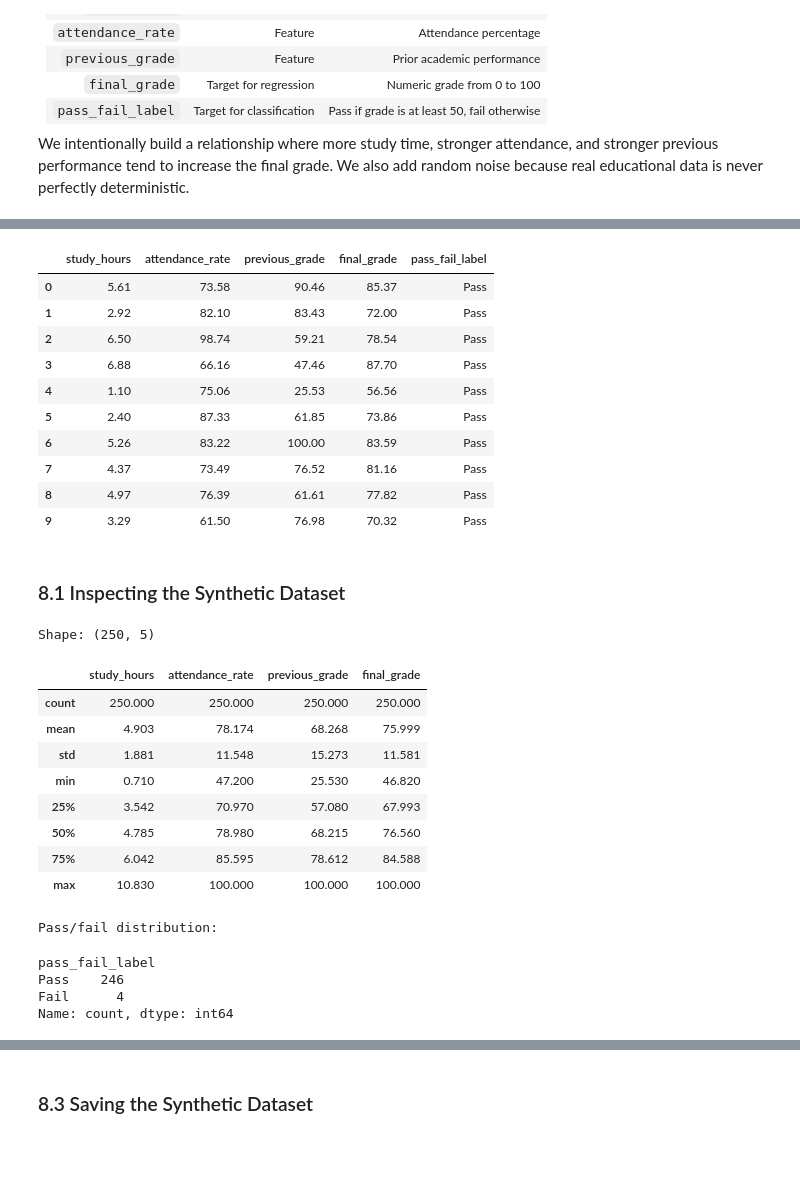
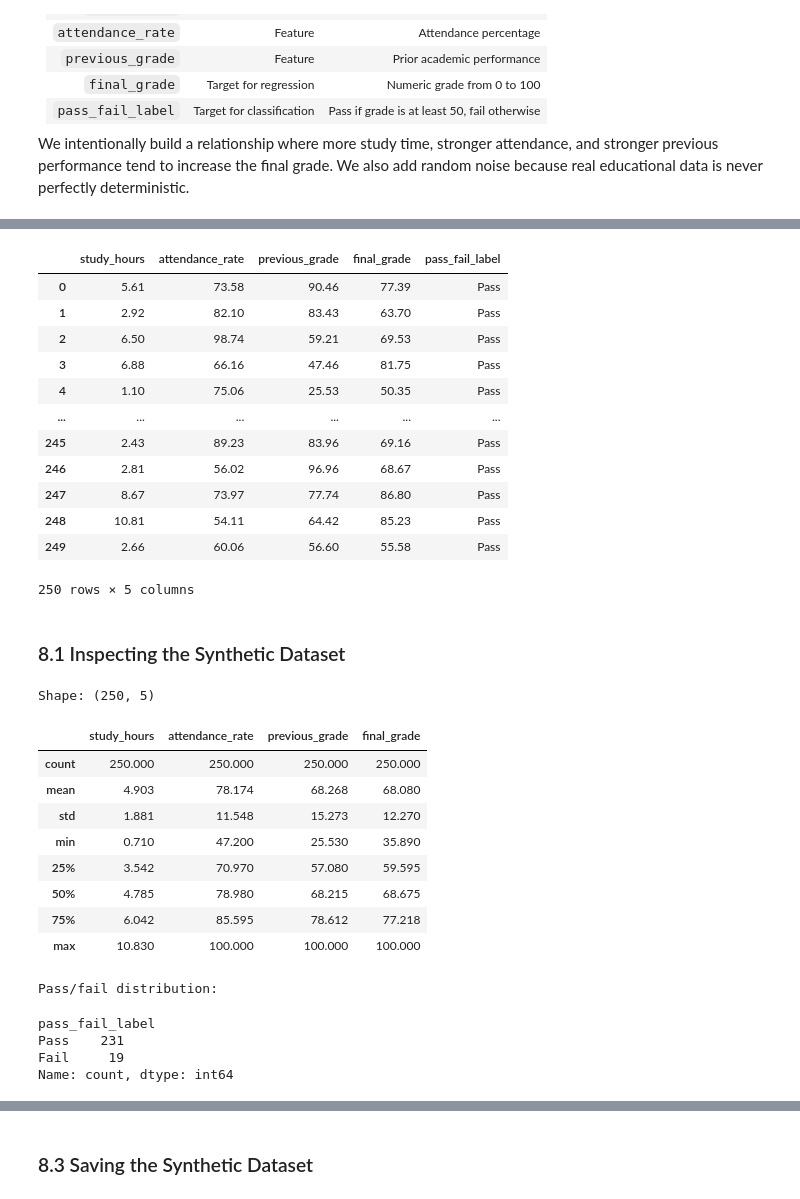
Before and after one commit to WilliamPourmajidi/advanced-python, a Jupyter notebook: Module-1/2-Synthetic-data.ipynb, the cells around one changed output, grey strips where cells are left out. Drawn from its saved outputs; the diff is of its cells as text; code cells hidden in the pictures; blank space fills up the shorter version.

```diff
--- a/Module-1/2-Synthetic-data.ipynb
+++ b/Module-1/2-Synthetic-data.ipynb
@@ -93,55 +98,64 @@ Without seed: [16 46 46 93 74 26 62 90 20 42 32 53 14 69 47 46 66 97 39  7 36 65
 # %%
-rng = np.random.default_rng(seed=42)
+rng = np.random.default_rng(seed=42) # RNG = Random Number Generator
 
 n_students = 250
 
 study_hours = rng.normal(loc=5.0, scale=2.0, size=n_students)
-study_hours = np.clip(study_hours, 0, 12)
+study_hours = np.clip(study_hours, 0, 12)  # Controlling the outliers
+
 
 attendance_rate = rng.normal(loc=78, scale=12, size=n_students)
 attendance_rate = np.clip(attendance_rate, 40, 100)
 
+
 previous_grade = rng.normal(loc=70, scale=15, size=n_students)
 previous_grade = np.clip(previous_grade, 0, 100)
 
-noise = rng.normal(loc=0, scale=7, size=n_students)
+noise = rng.normal(loc=0, scale=8, size=n_students)
 
+
+# final_grade = rng.normal(loc=70, scale=15, size=n_students) # less realistic final grade distribution
+
+# A more realistic final grade based on a combination of the features and some noise.
 final_grade = (
-    8
     + 4.2 * study_hours
     + 0.30 * attendance_rate
     + 0.35 * previous_grade
     + noise
 )
 
-final_grade = np.clip(final_grade, 0, 100)
+final_grade = np.clip(final_grade, 0, 100) # to eliminate any unrealistic final grades outside the 0-100 range.
 
 student_performance = pd.DataFrame({
     "study_hours": study_hours.round(2),
     "attendance_rate": attendance_rate.round(2),
     "previous_grade": previous_grade.round(2),
     "final_grade": final_grade.round(2)
 })
 
+
+
 student_performance["pass_fail_label"] = np.where(
     student_performance["final_grade"] >= 50,
     "Pass",
     "Fail"
 )
 
-student_performance.head(10)
+student_performance
 # %% [output]
 |  | study_hours | attendance_rate | previous_grade | final_grade | pass_fail_label |
-| 0 | 5.61 | 73.58 | 90.46 | 85.37 | Pass |
-| 1 | 2.92 | 82.10 | 83.43 | 72.00 | Pass |
-| 2 | 6.50 | 98.74 | 59.21 | 78.54 | Pass |
-| 3 | 6.88 | 66.16 | 47.46 | 87.70 | Pass |
-| 4 | 1.10 | 75.06 | 25.53 | 56.56 | Pass |
-| 5 | 2.40 | 87.33 | 61.85 | 73.86 | Pass |
-| 6 | 5.26 | 83.22 | 100.00 | 83.59 | Pass |
-| 7 | 4.37 | 73.49 | 76.52 | 81.16 | Pass |
-| 8 | 4.97 | 76.39 | 61.61 | 77.82 | Pass |
-| 9 | 3.29 | 61.50 | 76.98 | 70.32 | Pass |
+| 0 | 5.61 | 73.58 | 90.46 | 77.39 | Pass |
+| 1 | 2.92 | 82.10 | 83.43 | 63.70 | Pass |
+| 2 | 6.50 | 98.74 | 59.21 | 69.53 | Pass |
+| 3 | 6.88 | 66.16 | 47.46 | 81.75 | Pass |
+| 4 | 1.10 | 75.06 | 25.53 | 50.35 | Pass |
+| ... | ... | ... | ... | ... | ... |
+| 245 | 2.43 | 89.23 | 83.96 | 69.16 | Pass |
+| 246 | 2.81 | 56.02 | 96.96 | 68.67 | Pass |
+| 247 | 8.67 | 73.97 | 77.74 | 86.80 | Pass |
+| 248 | 10.81 | 54.11 | 64.42 | 85.23 | Pass |
+| 249 | 2.66 | 60.06 | 56.60 | 55.58 | Pass |
+250 rows × 5 columns
 # %% [markdown]
 ### 8.1 Inspecting the Synthetic Dataset
 # %%
@@ -155,16 +169,16 @@ display(student_performance["pass_fail_label"].value_counts())
 Shape: (250, 5)
 |  | study_hours | attendance_rate | previous_grade | final_grade |
 | count | 250.000 | 250.000 | 250.000 | 250.000 |
-| mean | 4.903 | 78.174 | 68.268 | 75.999 |
-| std | 1.881 | 11.548 | 15.273 | 11.581 |
-| min | 0.710 | 47.200 | 25.530 | 46.820 |
-| 25% | 3.542 | 70.970 | 57.080 | 67.993 |
-| 50% | 4.785 | 78.980 | 68.215 | 76.560 |
-| 75% | 6.042 | 85.595 | 78.612 | 84.588 |
+| mean | 4.903 | 78.174 | 68.268 | 68.080 |
+| std | 1.881 | 11.548 | 15.273 | 12.270 |
+| min | 0.710 | 47.200 | 25.530 | 35.890 |
+| 25% | 3.542 | 70.970 | 57.080 | 59.595 |
+| 50% | 4.785 | 78.980 | 68.215 | 68.675 |
+| 75% | 6.042 | 85.595 | 78.612 | 77.218 |
 | max | 10.830 | 100.000 | 100.000 | 100.000 |
 Pass/fail distribution:
 pass_fail_label
-Pass    246
-Fail      4
+Pass    231
+Fail     19
 Name: count, dtype: int64
 # %% [markdown]
```
Also changed, not shown: parts of 10 cells of this notebook, 3 other files.
